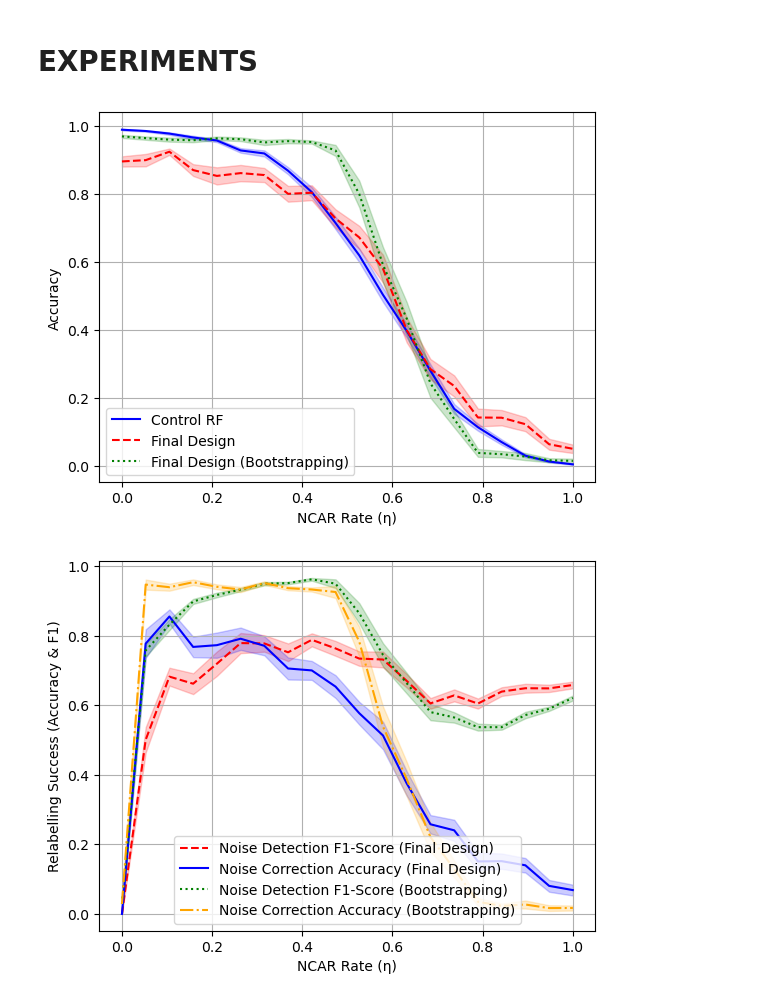
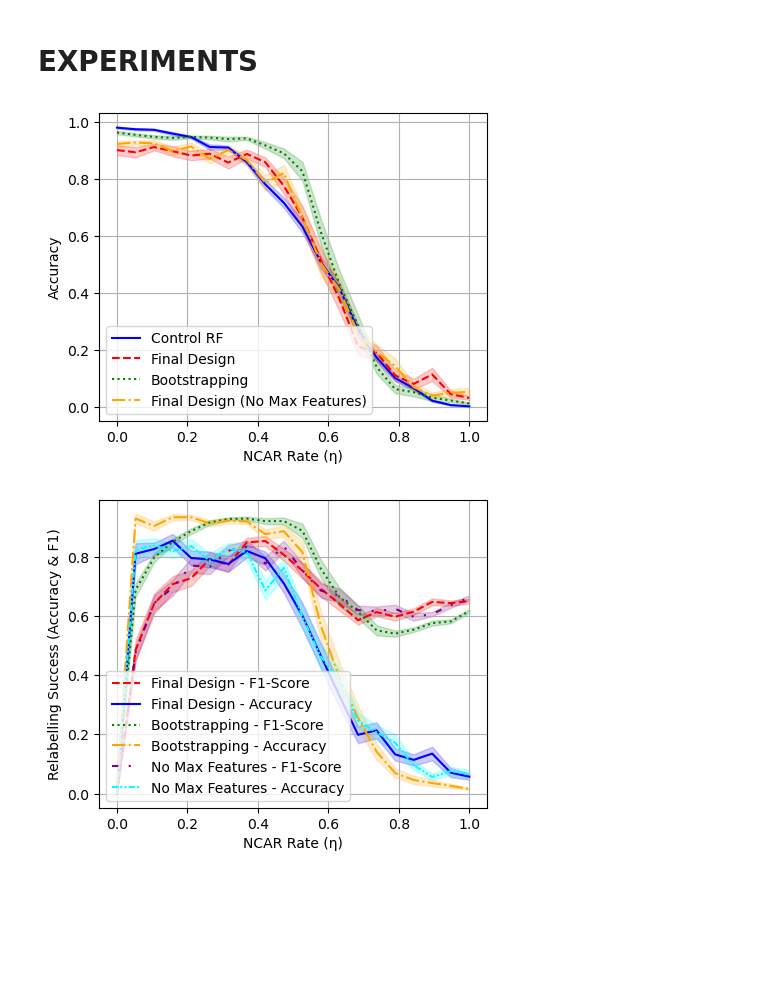
Before and after one commit to JElder03/ECM3401-Coursework, a Jupyter notebook: Final Desing/Experiments ExtraTrees.ipynb, the cells around one changed output. Cells and saved outputs as stored; diff of their text form; code cells hidden in the pictures; blank space fills up the shorter version.

```diff
--- a/Final Desing/Experiments ExtraTrees.ipynb
+++ b/Final Desing/Experiments ExtraTrees.ipynb
@@ -16,58 +18,78 @@ RESOLUTION = 20
 TRIALS = 35
 N_ESTIMATORS = 10
 TEST_SIZE = 0.25
-ITERATIONS = 15
+ITERATIONS = 10
+
+FIG_SIZE = (5,4)
+FONT_SIZE = 10
+plt.rcParams["figure.figsize"] = FIG_SIZE  # width, height in inches
 
 data = load_wine()
 # %%
 accuracies_all, auc_all, relabelling_f1_all, relabelling_acc_all, x_axis = run_noise_level_experiment(
-    data, ExtraTreesClassifier, symmetric_noise,
+    data, RandomForestClassifier, symmetric_noise,
     n_estimators=N_ESTIMATORS, trials=TRIALS,
     resolution=RESOLUTION, test_size=TEST_SIZE, iterations=ITERATIONS
 )
 
-accuracies_boot, auc_boot, relabelling_f1_boot, relabelling_acc_boot, x_axis = run_noise_level_experiment(
-    data, ExtraTreesClassifier, symmetric_noise,
+accuracies_boot, auc_boot, relabelling_f1_boot, relabelling_acc_boot, _ = run_noise_level_experiment(
+    data, RandomForestClassifier, symmetric_noise,
     n_estimators=N_ESTIMATORS, trials=TRIALS,
     resolution=RESOLUTION, test_size=TEST_SIZE, iterations=ITERATIONS,
     control=False, bootstrapping=True
 )
 
+accuracies_no_max, auc_no_max, relabelling_f1_no_max, relabelling_acc_no_max, _ = run_noise_level_experiment(
+    data, RandomForestClassifier, symmetric_noise,
+    n_estimators=N_ESTIMATORS, trials=TRIALS,
+    resolution=RESOLUTION, test_size=TEST_SIZE, iterations=ITERATIONS,
+    control=False, max_features = None
+)
+
 accuracies_all = np.concatenate([accuracies_all, accuracies_boot[:1]], axis=0)
-auc_all = np.concatenate([accuracies_all, auc_boot[:1]], axis=0)
+auc_all = np.concatenate([auc_all, auc_boot[:1]], axis=0)
 relabelling_f1_all = np.concatenate([relabelling_f1_all, relabelling_f1_boot[:1]], axis=0)
 relabelling_acc_all = np.concatenate([relabelling_acc_all, relabelling_acc_boot[:1]], axis=0)
-
 
 # Process results
 accuracies_mean_base, accuracies_se_base = process_experiment_result(accuracies_all)
 relabelling_f1_success_base, relabelling_f1_se_base = process_experiment_result(relabelling_f1_all)
 relabelling_acc_success_base, relabelling_acc_se_base = process_experiment_result(relabelling_acc_all)
 
+accuracies_mean_no_max, accuracies_se_no_max = process_experiment_result(accuracies_no_max)
+relabelling_f1_success_no_max, relabelling_f1_se_no_max = process_experiment_result(relabelling_f1_no_max)
+relabelling_acc_success_no_max, relabelling_acc_se_no_max = process_experiment_result(relabelling_acc_no_max)
+
 # Accuracy lines
 plot_with_error_band(x_axis, accuracies_mean_base[1], accuracies_se_base[1], label="Control RF", color='blue', linestyle='-')
 plot_with_error_band(x_axis, accuracies_mean_base[0], accuracies_se_base[0], label="Final Design", color='red', linestyle='--')
-plot_with_error_band(x_axis, accuracies_mean_base[2], accuracies_se_base[2], label="Final Design (Bootstrapping)", color='green', linestyle=':')
+plot_with_error_band(x_axis, accuracies_mean_base[2], accuracies_se_base[2], label="Bootstrapping", color='green', linestyle=':')
+plot_with_error_band(x_axis, accuracies_mean_no_max[0], accuracies_se_no_max[0], label="Final Design (No Max Features)", color='orange', linestyle='-.')
 
-
-plt.xlabel("NCAR Rate (η)")
-plt.ylabel("Accuracy")
+plt.xlabel(fontsize=FONT_SIZE, xlabel = "NCAR Rate (η)")
+plt.ylabel(fontsize=FONT_SIZE, ylabel = "Accuracy")
+plt.xticks(fontsize=FONT_SIZE)
+plt.yticks(fontsize=FONT_SIZE)
 plt.legend()
 plt.grid(True)
 plt.show()
 
-plot_with_error_band(x_axis, relabelling_f1_success_base[0], relabelling_f1_se_base[0], label="Noise Detection F1-Score (Final Design)", color='red', linestyle='--')
-plot_with_error_band(x_axis, relabelling_acc_success_base[0], relabelling_acc_se_base[0], label="Noise Correction Accuracy (Final Design)", color='blue')
-plot_with_error_band(x_axis, relabelling_f1_success_base[1], relabelling_f1_se_base[1], label="Noise Detection F1-Score (Bootstrapping)", color='green', linestyle=':')
-plot_with_error_band(x_axis, relabelling_acc_success_base[1], relabelling_acc_se_base[1], label="Noise Correction Accuracy (Bootstrapping)", color='orange', linestyle='-.')
+plot_with_error_band(x_axis, relabelling_f1_success_base[0], relabelling_f1_se_base[0], label="Final Design - F1-Score", color='red', linestyle='--')
+plot_with_error_band(x_axis, relabelling_acc_success_base[0], relabelling_acc_se_base[0], label="Final Design - Accuracy", color='blue')
+plot_with_error_band(x_axis, relabelling_f1_success_base[1], relabelling_f1_se_base[1], label="Bootstrapping - F1-Score", color='green', linestyle=':')
+plot_with_error_band(x_axis, relabelling_acc_success_base[1], relabelling_acc_se_base[1], label="Bootstrapping - Accuracy", color='orange', linestyle='-.')
+plot_with_error_band(x_axis, relabelling_f1_success_no_max[0], relabelling_f1_se_no_max[0], label="No Max Features - F1-Score", color='purple', linestyle=(0, (3, 5, 1, 5, 1, 5)))
+plot_with_error_band(x_axis, relabelling_acc_success_no_max[0], relabelling_acc_se_no_max[0], label="No Max Features - Accuracy", color='cyan', linestyle=(0, (3, 1, 1, 1, 1, 1)))
 
-plt.xlabel("NCAR Rate (η)")
-plt.ylabel("Relabelling Success (Accuracy & F1)")
+plt.xlabel(fontsize=FONT_SIZE, xlabel = "NCAR Rate (η)")
+plt.ylabel(fontsize=FONT_SIZE, ylabel = "Relabelling Success (Accuracy & F1)")
+plt.xticks(fontsize=FONT_SIZE)
+plt.yticks(fontsize=FONT_SIZE)
 plt.legend()
 plt.grid(True)
 plt.show()
 # %% [output]
-[figure, old version]
+[figure, new version]
-[figure, old version]
+[figure, new version]
 # %%
 accuracies_all, auc_no_relabelling, relabelling_f1_all, relabelling_acc_all, x_axis = run_noise_level_experiment(
```
Also changed, not shown: parts of 12 cells of this notebook, 41 other files.
